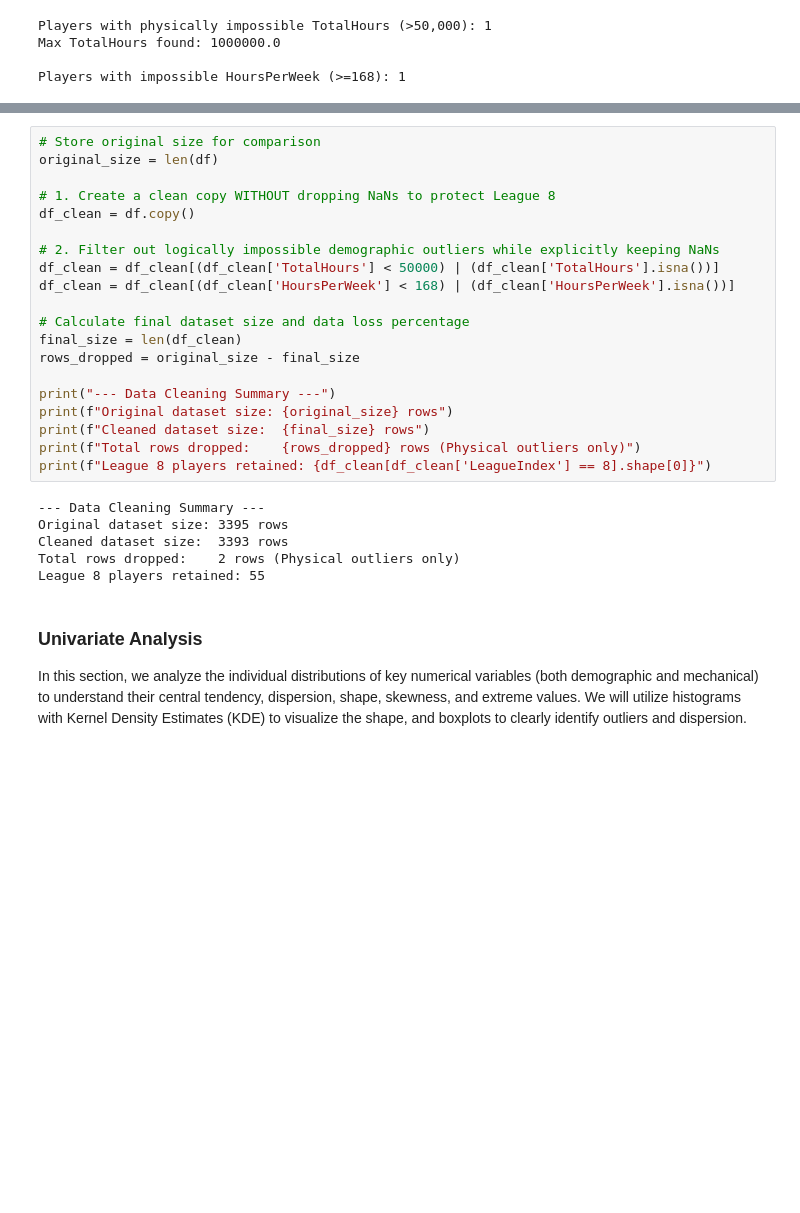
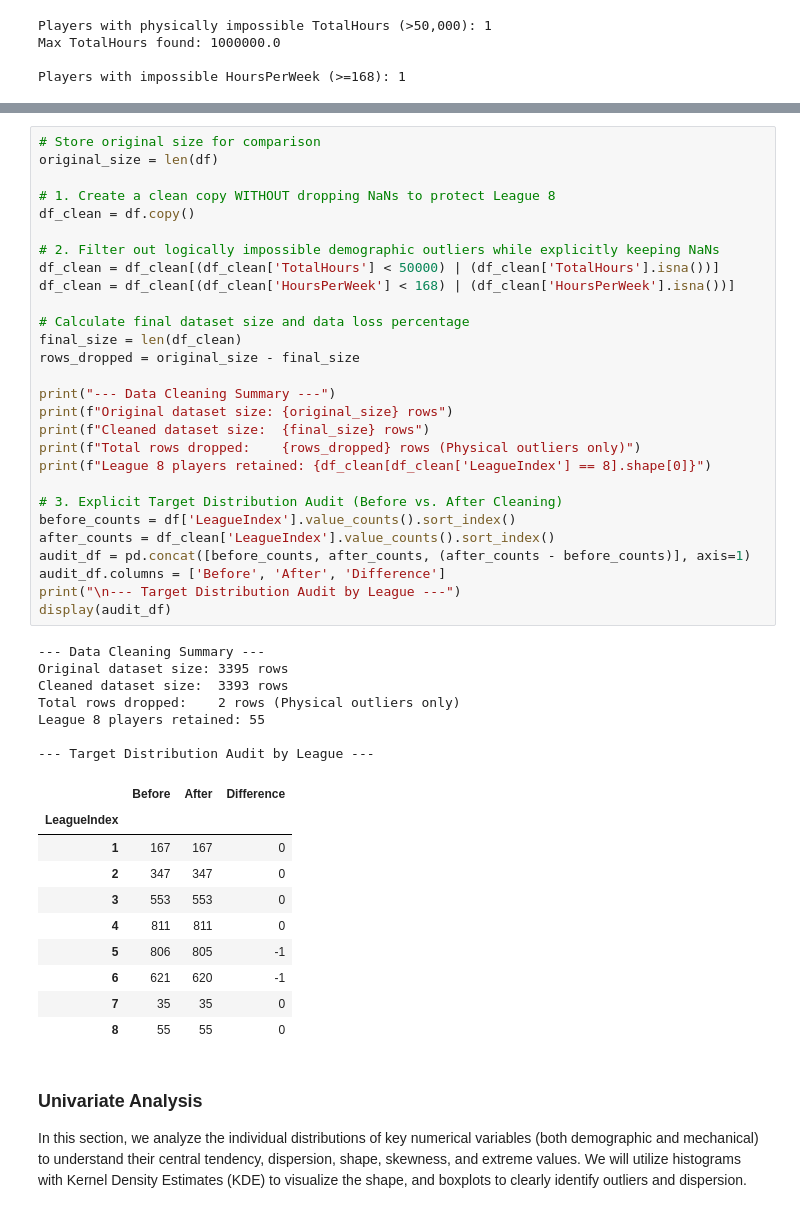
Before and after one commit to errodd/starcraft_1_league_index_predictor, a Jupyter notebook: notebooks/01_eda.ipynb, the cells around one changed output, grey strips where cells are left out. Saved outputs shown, nothing was run; the diff lists cells and outputs as text; blank space fills up the shorter version.

```diff
--- a/notebooks/01_eda.ipynb
+++ b/notebooks/01_eda.ipynb
@@ -292,29 +299,49 @@ Although the missing demographic data in League 8 is a systematic pattern (MNAR)
 # %%
 # Store original size for comparison
 original_size = len(df)
 
 # 1. Create a clean copy WITHOUT dropping NaNs to protect League 8
 df_clean = df.copy()
 
 # 2. Filter out logically impossible demographic outliers while explicitly keeping NaNs
 df_clean = df_clean[(df_clean['TotalHours'] < 50000) | (df_clean['TotalHours'].isna())]
 df_clean = df_clean[(df_clean['HoursPerWeek'] < 168) | (df_clean['HoursPerWeek'].isna())]
 
 # Calculate final dataset size and data loss percentage
 final_size = len(df_clean)
 rows_dropped = original_size - final_size
 
 print("--- Data Cleaning Summary ---")
 print(f"Original dataset size: {original_size} rows")
 print(f"Cleaned dataset size:  {final_size} rows")
 print(f"Total rows dropped:    {rows_dropped} rows (Physical outliers only)")
 print(f"League 8 players retained: {df_clean[df_clean['LeagueIndex'] == 8].shape[0]}")
+
+# 3. Explicit Target Distribution Audit (Before vs. After Cleaning)
+before_counts = df['LeagueIndex'].value_counts().sort_index()
+after_counts = df_clean['LeagueIndex'].value_counts().sort_index()
+audit_df = pd.concat([before_counts, after_counts, (after_counts - before_counts)], axis=1)
+audit_df.columns = ['Before', 'After', 'Difference']
+print("\n--- Target Distribution Audit by League ---")
+display(audit_df)
 # %% [output]
 --- Data Cleaning Summary ---
 Original dataset size: 3395 rows
 Cleaned dataset size:  3393 rows
 Total rows dropped:    2 rows (Physical outliers only)
 League 8 players retained: 55
+
+--- Target Distribution Audit by League ---
+|  | Before | After | Difference |
+| LeagueIndex |  |  |  |
+| 1 | 167 | 167 | 0 |
+| 2 | 347 | 347 | 0 |
+| 3 | 553 | 553 | 0 |
+| 4 | 811 | 811 | 0 |
+| 5 | 806 | 805 | -1 |
+| 6 | 621 | 620 | -1 |
+| 7 | 35 | 35 | 0 |
+| 8 | 55 | 55 | 0 |
 # %% [markdown]
 ### **Univariate Analysis**
 
```
Also changed, not shown: parts of 12 cells of this notebook, 10 other files.
